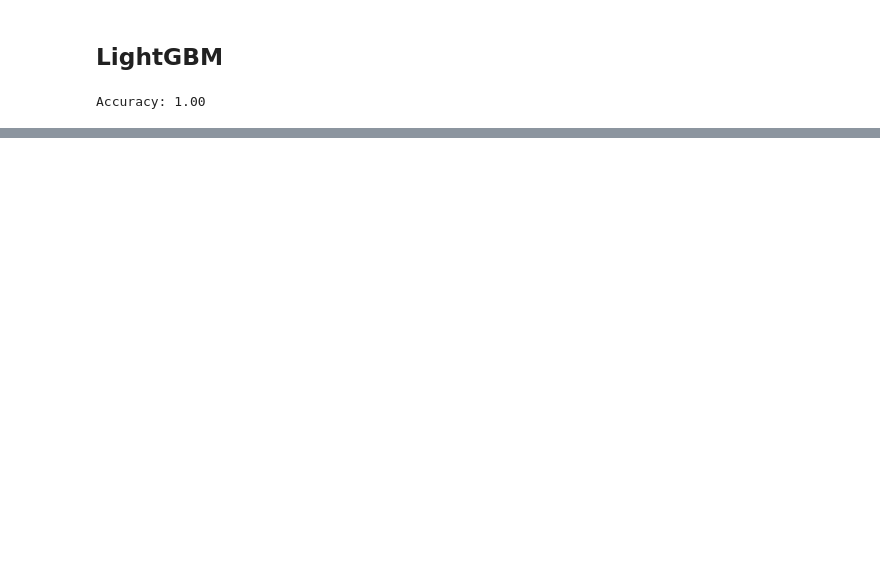
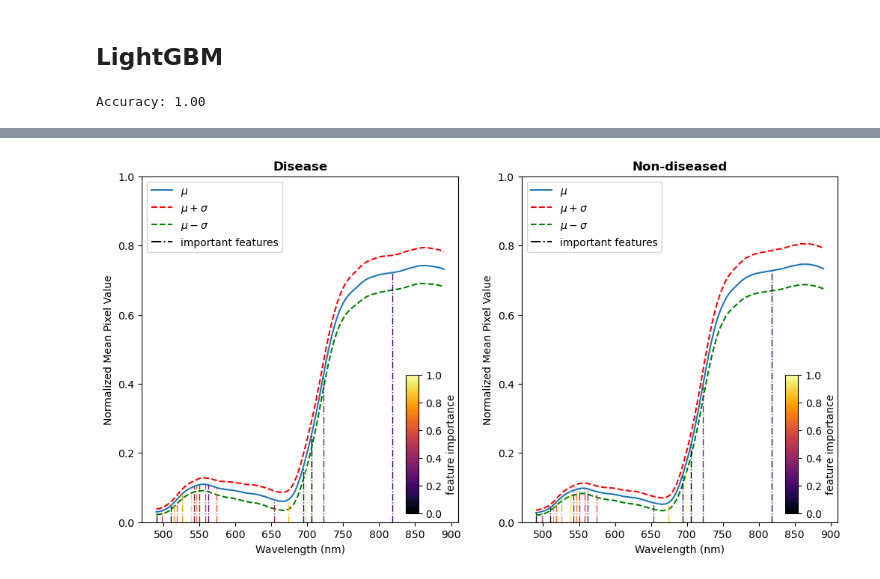
Before and after one commit to VanLinLin/Automated-Crop-Disease-Diagnosis-from-Hyperspectral-Imagery-3rd, a Jupyter notebook: ML_methods.ipynb, the cells around one changed output, grey strips where cells are left out. Saved outputs shown, nothing was run; the diff lists cells and outputs as text; code cells hidden in the pictures; blank space fills up the shorter version.

```diff
--- a/ML_methods.ipynb
+++ b/ML_methods.ipynb
@@ -150,3 +172,66 @@ print(gain_importance_df.sort_values(by='Gain', ascending=False))
 
 [101 rows x 2 columns]
+# %%
+from operator import add, neg
+from mpl_toolkits.axes_grid1.inset_locator import inset_axes
+from matplotlib.lines import Line2D
+import matplotlib as mpl
+
+k = 20
+plt.figure(figsize=(12,6))
+mpl.rcParams.update(mpl.rcParamsDefault)
+
+df_d = df[df['label']==1].drop('label', axis=1)
+df_nd = df[df['label']==0].drop('label', axis=1)
+
+mean1, mean0 = [], []
+std1, std0 = [], []
+
+ax = plt.subplot(1,2,1)
+for i in range(101):
+   mean1.append(df_d[i].mean())
+   std1.append(df_d[i].std())
+ax.plot(range(490, 894, 4), mean1, label=r'$\mu$')
+ax.plot(range(490, 894, 4), list(map(add, mean1, std1)), 'r--', label=r'$\mu + \sigma$')
+ax.plot(range(490, 894, 4), list(map(add, mean1, list(map(neg, std1)))), 'g--', label=r'$\mu - \sigma$')
+ax.set_ylim([ymin, ymax])
+ax.set_title('Disease', fontweight='bold')
+ax.set_ylabel('Normalized Mean Pixel Value')
+ax.set_xlabel('Wavelength (nm)')
+for i, b in enumerate(gain_importance_df.sort_values(by='Gain', ascending=False)['Band No.'][:k]):
+   ax.axvline(b*4+490, linewidth=1, color=plt.cm.inferno((k-i-1)/k), ymax=mean1[b], linestyle='-.')
+   # plt.text(b, mean1[b] + 0.02, f'{mean1[b]:.2f}', fontsize=8, color='black', ha='center')
+axins = inset_axes(plt.gca(), width="5%", height="40%", loc='lower right', bbox_to_anchor=(0.09, 0.01, 0.8, 1), bbox_transform=plt.gca().transAxes)
+sm = plt.cm.ScalarMappable(cmap='inferno', norm=plt.Normalize(vmin=0, vmax=1))
+plt.colorbar(sm, cax=axins, label='feature importance')
+feaimplb = Line2D([0], [0], label='important features', color='black', linestyle='-.')
+handles, labels = ax.get_legend_handles_labels()
+handles.append(feaimplb)
+ax.legend(handles=handles, loc='upper left')
+
+ax = plt.subplot(1,2,2)
+for i in range(101):
+   mean0.append(df_nd[i].mean())
+   std0.append(df_nd[i].std())
+ax.plot(range(490, 894, 4), mean0, label=r'$\mu$')
+ax.plot(range(490, 894, 4), list(map(add, mean0, std0)), 'r--', label=r'$\mu + \sigma$')
+ax.plot(range(490, 894, 4), list(map(add, mean0, list(map(neg, std0)))), 'g--', label=r'$\mu - \sigma$')
+ax.set_ylim([ymin, ymax])
+ax.set_title('Non-diseased', fontweight='bold')
+ax.set_ylabel('Normalized Mean Pixel Value')
+ax.set_xlabel('Wavelength (nm)')
+for i, b in enumerate(gain_importance_df.sort_values(by='Gain', ascending=False)['Band No.'][:k]):
+   ax.axvline(b*4+490, linewidth=1, color=plt.cm.inferno((k-i-1)/k), ymax=mean0[b], linestyle='-.')
+   # plt.text(b, mean0[b] + 0.02, f'{mean0[b]:.2f}', fontsize=8, color='black', ha='center', rotation=30)
+axins = inset_axes(plt.gca(), width="5%", height="40%", loc='lower right', bbox_to_anchor=(0.09, 0.01, 0.8, 1), bbox_transform=plt.gca().transAxes)
+sm = plt.cm.ScalarMappable(cmap='inferno', norm=plt.Normalize(vmin=0, vmax=1))
+feaimplb = Line2D([0], [0], label='important features', color='black', linestyle='-.')
+plt.colorbar(sm, cax=axins, label='feature importance')
+handles, labels = ax.get_legend_handles_labels()
+handles.append(feaimplb)
+ax.legend(handles=handles, loc='upper left')
+
+plt.show()
+# %% [output]
+[figure, added]
 # %%
```
Also changed, not shown: parts of 11 cells of this notebook.
